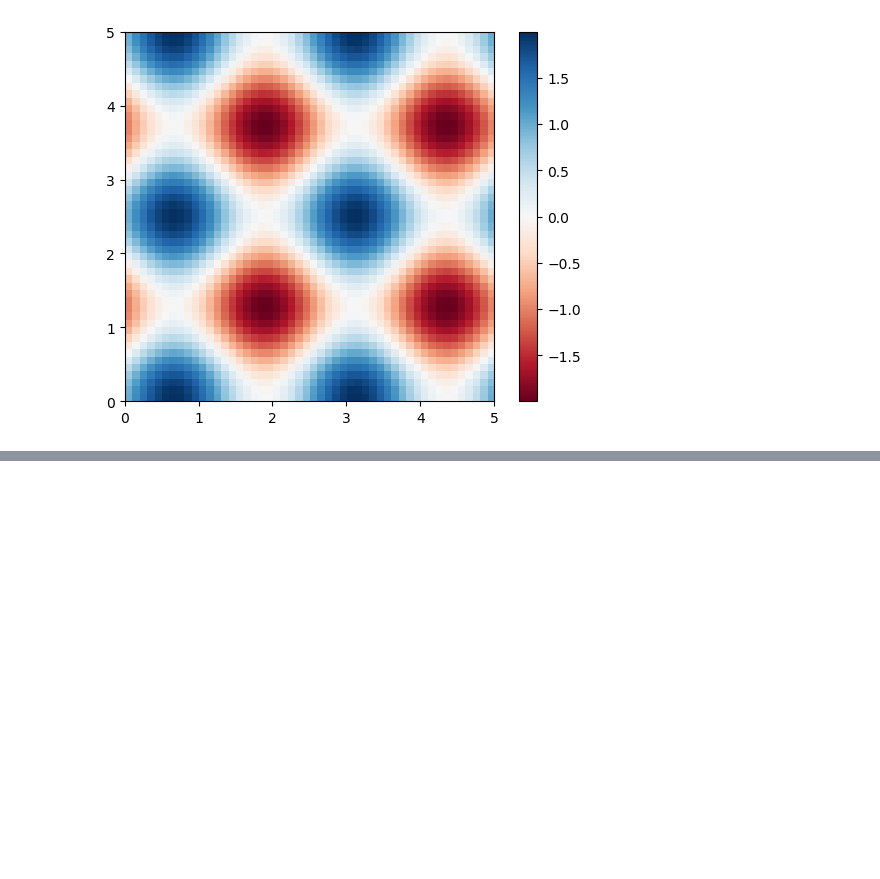
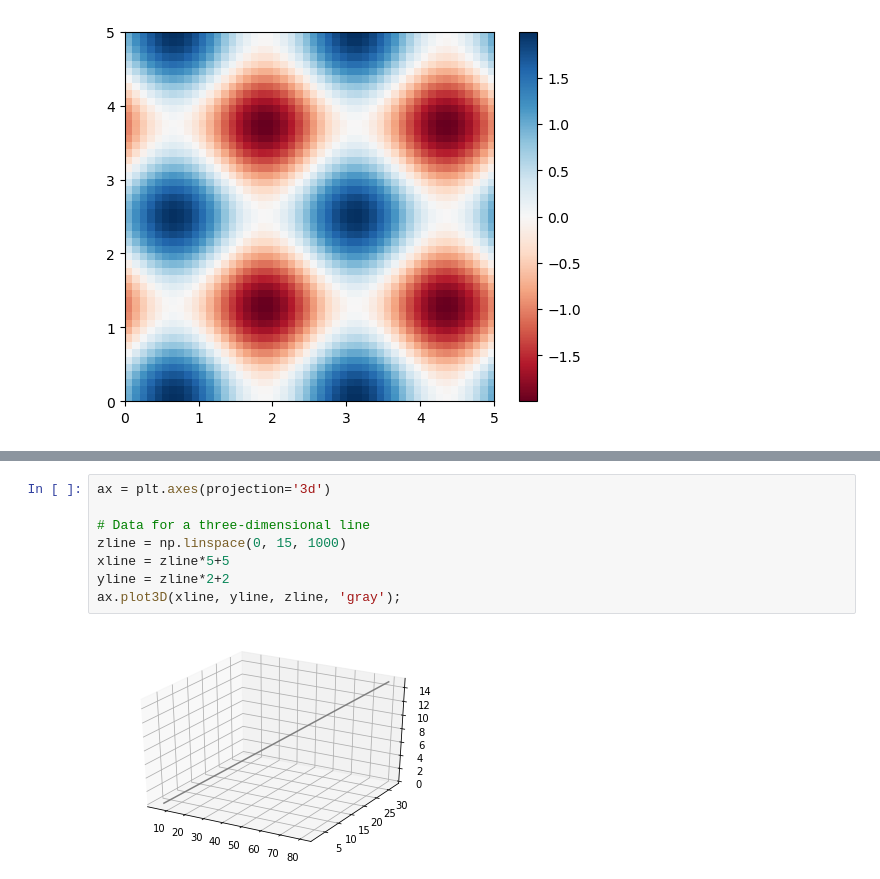
Before and after one commit to dan1dr/master_DS, a Jupyter notebook: 3.Data_Visualization/Matplotlib.ipynb, the cells around one changed output, grey strips where cells are left out. Cells and saved outputs as stored; diff of their text form; blank space fills up the shorter version.

```diff
--- a/3.Data_Visualization/Matplotlib.ipynb
+++ b/3.Data_Visualization/Matplotlib.ipynb
@@ -878,0 +894,10 @@ plt.axis(aspect='image');
+# %%
+ax = plt.axes(projection='3d')
+
+# Data for a three-dimensional line
+zline = np.linspace(0, 15, 1000)
+xline = zline*5+5
+yline = zline*2+2
+ax.plot3D(xline, yline, zline, 'gray');
+# %% [output]
+[figure, added]
```
Also changed, not shown: parts of 32 cells of this notebook.
